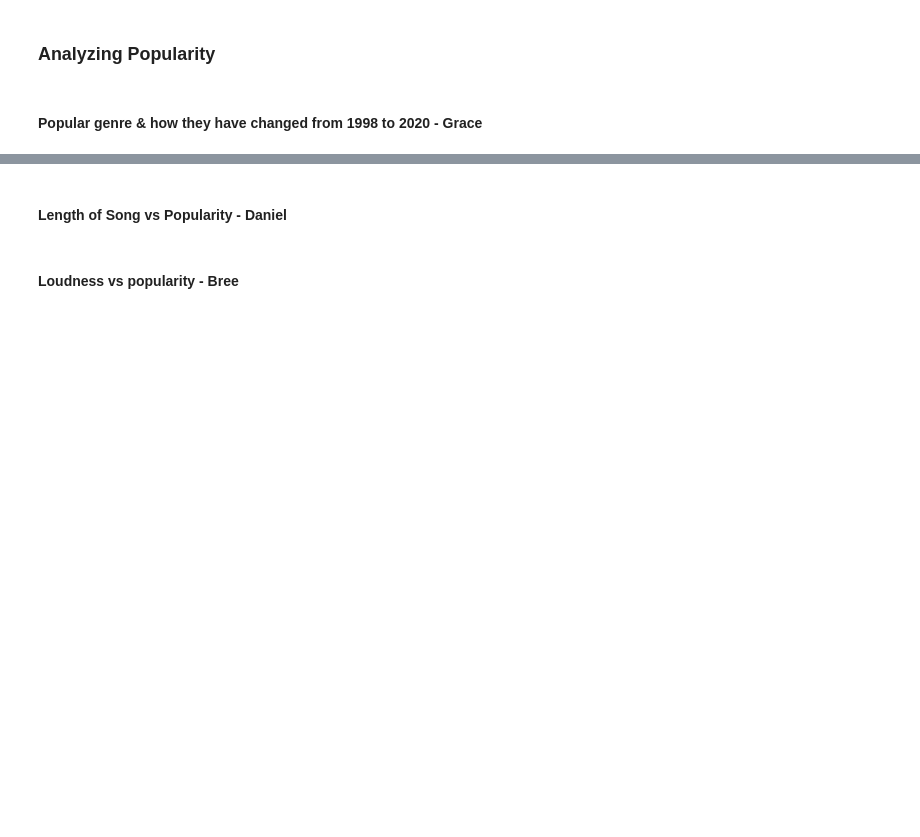
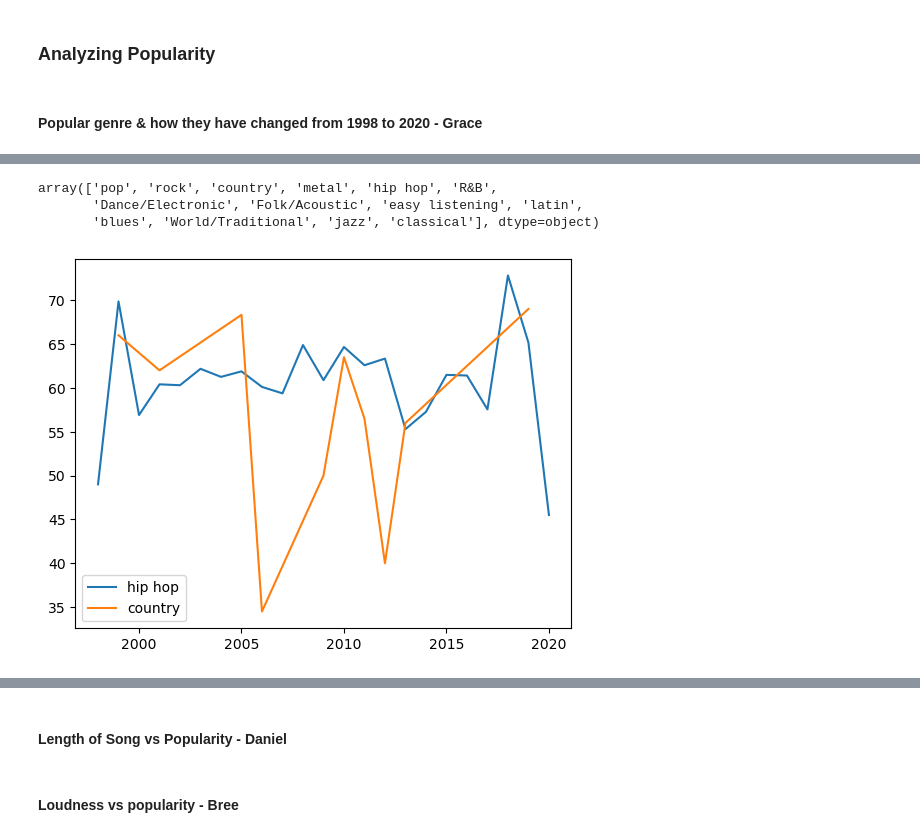
Before and after one commit to Dr0d1536/Project_1, a Jupyter notebook: spotify.ipynb, the cells around one changed output, grey strips where cells are left out. Saved outputs shown, nothing was run; the diff lists cells and outputs as text; code cells hidden in the pictures; blank space fills up the shorter version.

Commit message:
attempted popularity v year, resulting in ugly strange graph

```diff
--- a/spotify.ipynb
+++ b/spotify.ipynb
@@ -330,0 +225,35 @@ year_music = music_norm.groupby("year")
+# %%
+genre_list
+# %% [output]
+array(['pop', 'rock', 'country', 'metal', 'hip hop', 'R&B',
+       'Dance/Electronic', 'Folk/Acoustic', 'easy listening', 'latin',
+       'blues', 'World/Traditional', 'jazz', 'classical'], dtype=object)
+# %%
+#HIP HOP
+filter_df=genre_pop_year['genre'].str.contains("hip hop")
+small_df=genre_pop_year.loc[filter_df, :]
+small_df.head(20)
+# Get average popularity of this genre per year
+yearly_popularity = small_df.groupby("year").mean()
+yearly_popularity
+# Plot average popularity vs. year.
+plt.plot(yearly_popularity.index, yearly_popularity["popularity"], label="hip hop")
+
+
+# Country
+filter_df=genre_pop_year['genre'].str.contains("country")
+small_df=genre_pop_year.loc[filter_df, :]
+small_df.head(20)
+# Get average popularity of this genre per year
+yearly_popularity = small_df.groupby("year").mean()
+yearly_popularity
+# Plot average popularity vs. year.
+plt.plot(yearly_popularity.index, yearly_popularity["popularity"], label="country")
+
+
+
+
+plt.legend()
+plt.locator_params(axis="both", integer=True, tight=True) #display year as integer
+# %% [output]
+[figure, added]
```
Also changed, not shown: parts of 24 cells of this notebook.
